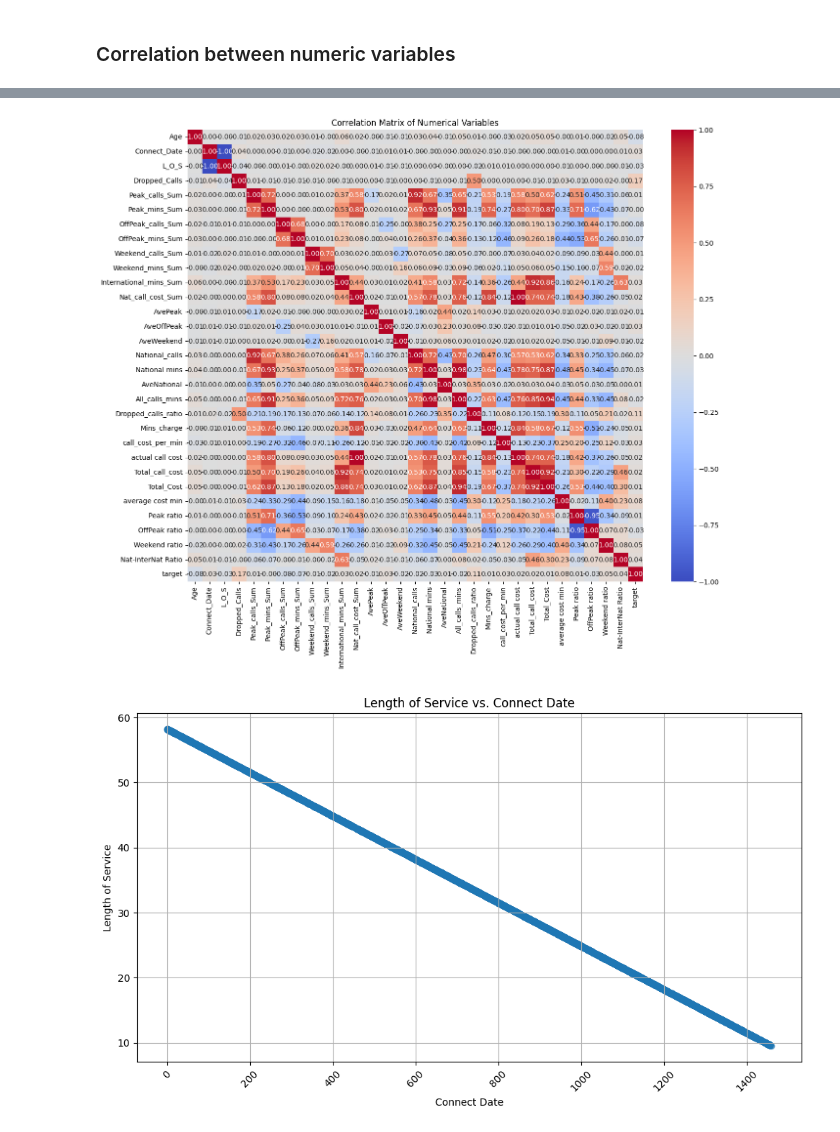
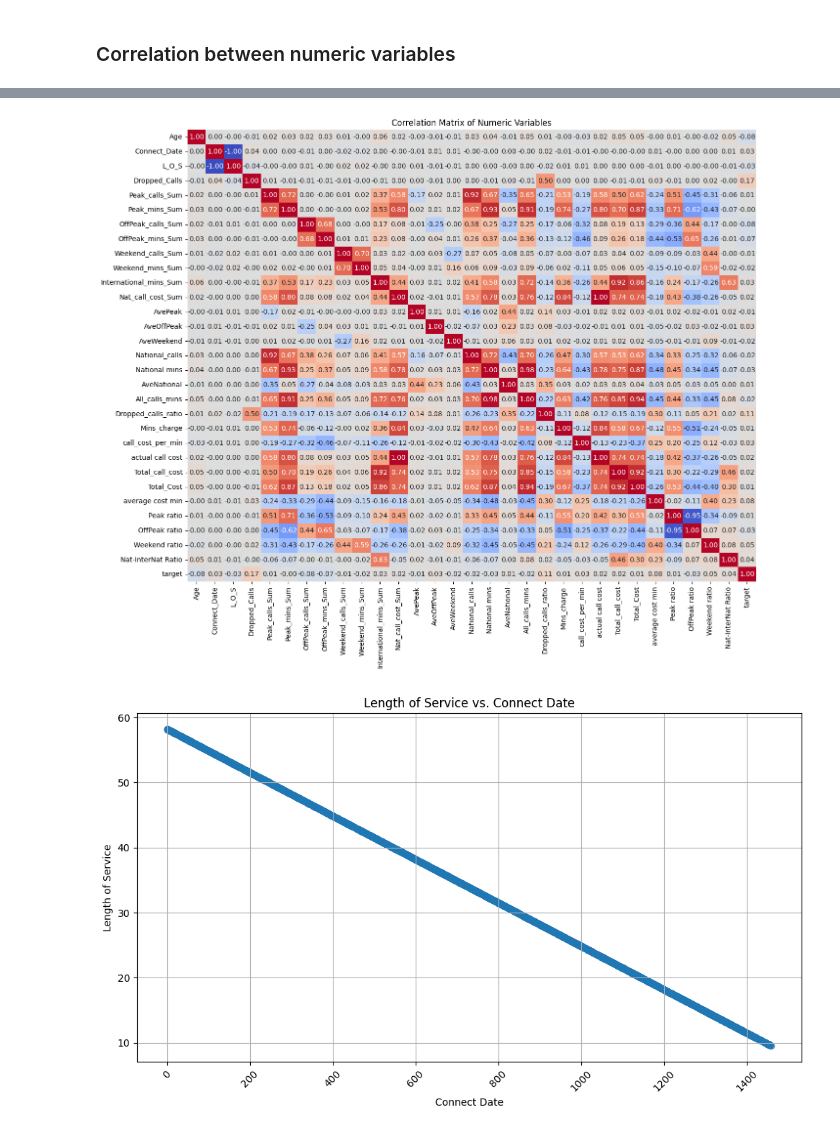
Before and after one commit to Yiannis7918/Advanced_Analytics_2024, a Jupyter notebook: Assignment_1/Scripts_Lennert/EDA.ipynb, the cells around one changed output, grey strips where cells are left out. Saved outputs shown, nothing was run; the diff lists cells and outputs as text; code cells hidden in the pictures.

```diff
--- a/Assignment_1/Scripts_Lennert/EDA.ipynb
+++ b/Assignment_1/Scripts_Lennert/EDA.ipynb
@@ -32,4 +32,2 @@ Remove id because it's irrelevant.
-# %%
-data = data.drop('id', axis=1)
 # %% [markdown]
 Connect_Date - convert it into a relative variable (days since first connect date) instead of keeping it as a date
@@ -274,3 +271,6 @@ get_counts(data, 'Tariff_OK')
 | 1 | High CAT 100 | 28 | 0.56 |
 | 2 | High CAT 50 | 9 | 0.18 |
 | 3 | High Play 100 | 6 | 0.12 |
+# %%
+data['Tariff_OK_2'] = np.where(data['Tariff_OK'] == 'OK', 1, 0)
+plot_categorical_vs_target(data, 'Tariff_OK_2')
@@ -559,6 +561,7 @@ maybe truncate the last one?
 # %%
 # Assuming X_train is a DataFrame
 numerical_columns = data.select_dtypes(include=['number'])
+numerical_columns = numerical_columns.drop('Tariff_OK_2', axis=1)
+numerical_columns
 
-# Display the numerical columns
-numerical_columns
+correlation_matrix = numerical_columns.corr()
@@ -601,11 +568,11 @@ correlation_matrix
 # %%
 # Plot the correlation matrix as a heatmap
 plt.figure(figsize=(15, 12))
-sns.heatmap(correlation_matrix, annot=True, cmap='coolwarm', fmt=".2f")
-plt.title('Correlation Matrix of Numerical Variables')
+sns.heatmap(correlation_matrix, annot=True, cmap='coolwarm', fmt=".2f", cbar=False)
+plt.title('Correlation Matrix of Numeric Variables')
 plt.show()
 # %% [output]
-[figure, old version]
+[figure, new version]
 # %%
 # Assuming "L_O_S" represents Length of Service and "Connect_Date" represents dates
 # Plot a scatter plot
```
Also changed, not shown: parts of 11 cells of this notebook, 7 other files.
